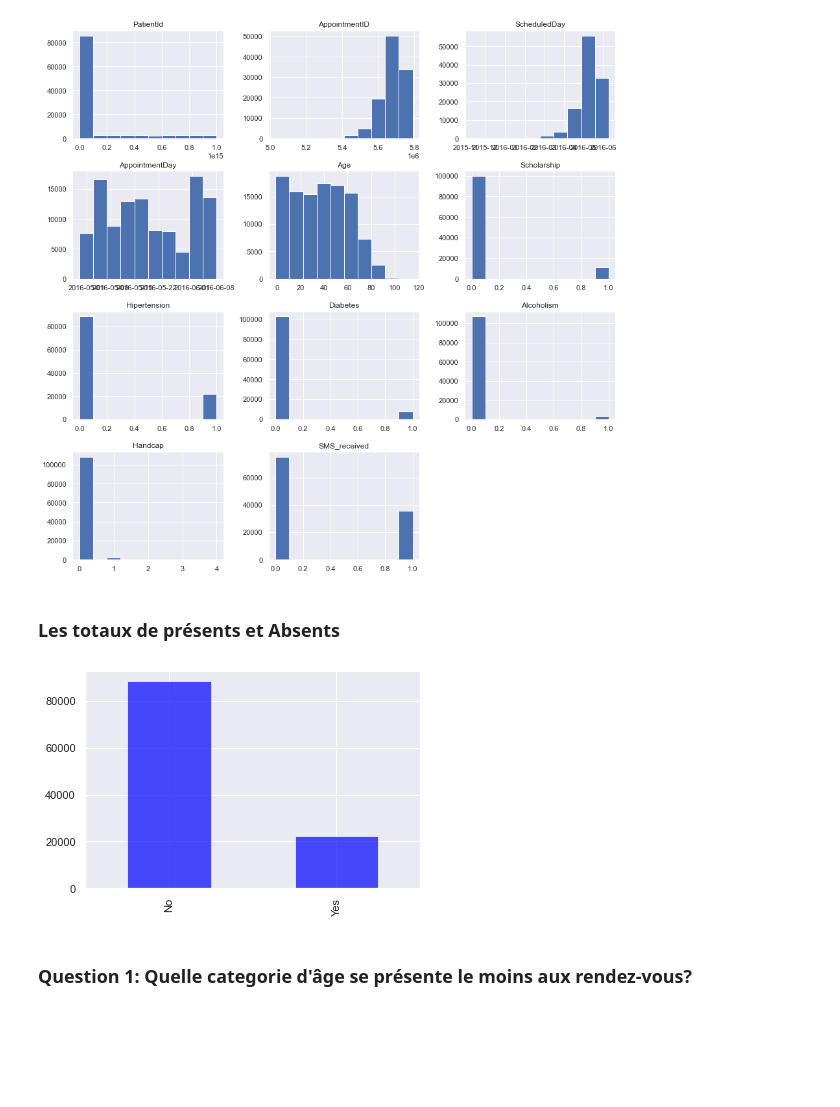
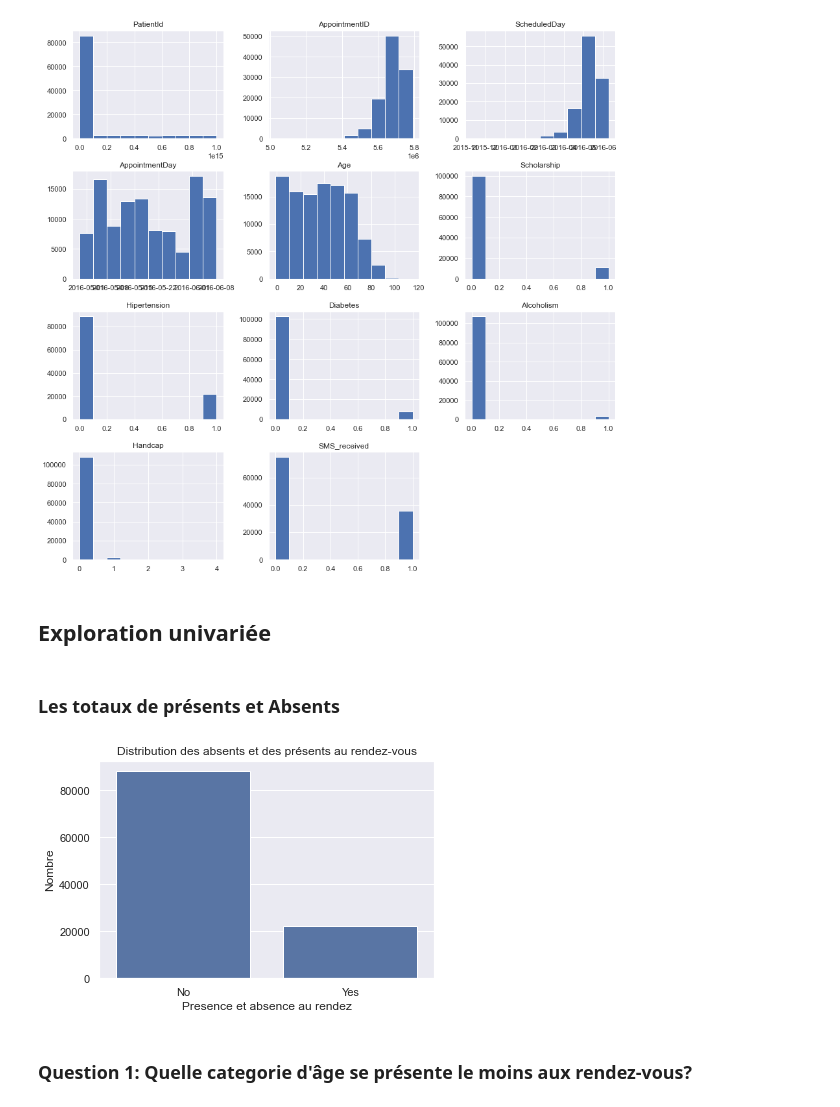
Before and after one commit to bachirGithub/No-show-appointments, a Jupyter notebook: investigate-a-dataset-template.ipynb, the cells around one changed output. Drawn from its saved outputs; the diff is of its cells as text; code cells hidden in the pictures; blank space fills up the shorter version.

```diff
--- a/investigate-a-dataset-template.ipynb
+++ b/investigate-a-dataset-template.ipynb
@@ -218,12 +231,19 @@ memory usage: 9.3+ MB
 df.hist(figsize=(15,15));
 # %% [output]
 [figure]
+# %% [markdown]
+## Exploration univariée
 # %% [markdown]
 ### Les totaux de présents et Absents
+# %%
+sns.countplot(data=df_1,x='No_show', color=sns.color_palette()[0])
+plt.xlabel('Presence et absence au rendez')
+plt.ylabel('Nombre')
+plt.title('Distribution des absents et des présents au rendez-vous');
+# %% [output]
+[figure, added]
 # %%
-df_1.No_show.value_counts().plot(kind='bar', color='blue',alpha=0.7);
+#df_1.No_show.value_counts().plot(kind='bar', color='blue',alpha=0.7);
-# %% [output]
-[figure, removed]
 # %% [markdown]
 ### Question 1: Quelle categorie d'âge se présente le moins aux rendez-vous?
 # %% [markdown]
```
Also changed, not shown: parts of 33 cells of this notebook.
